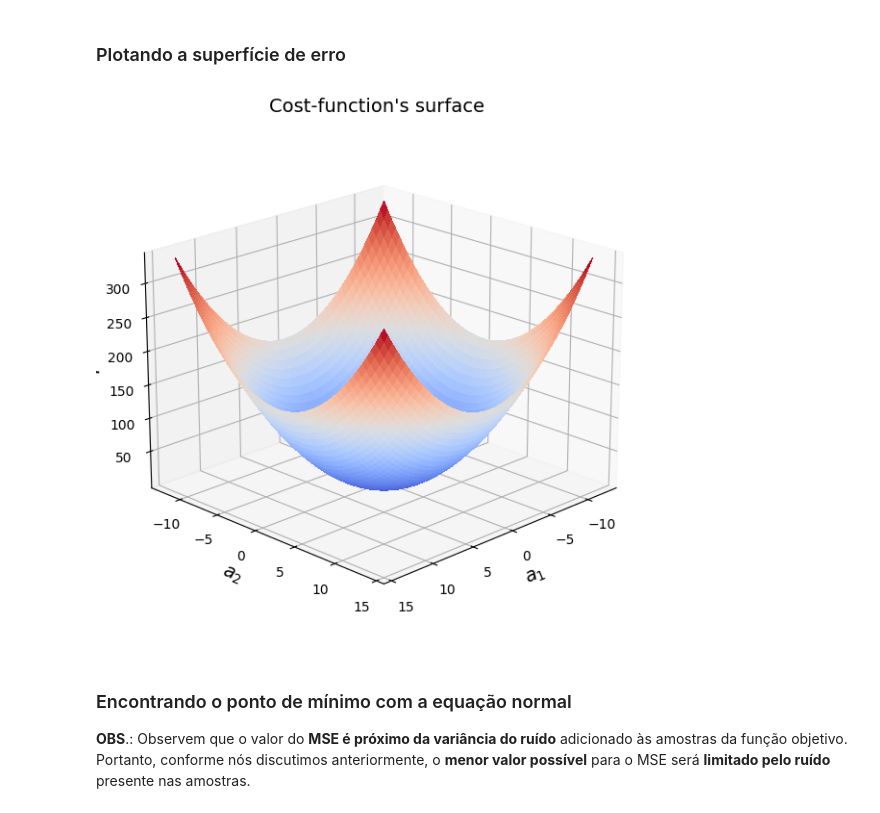
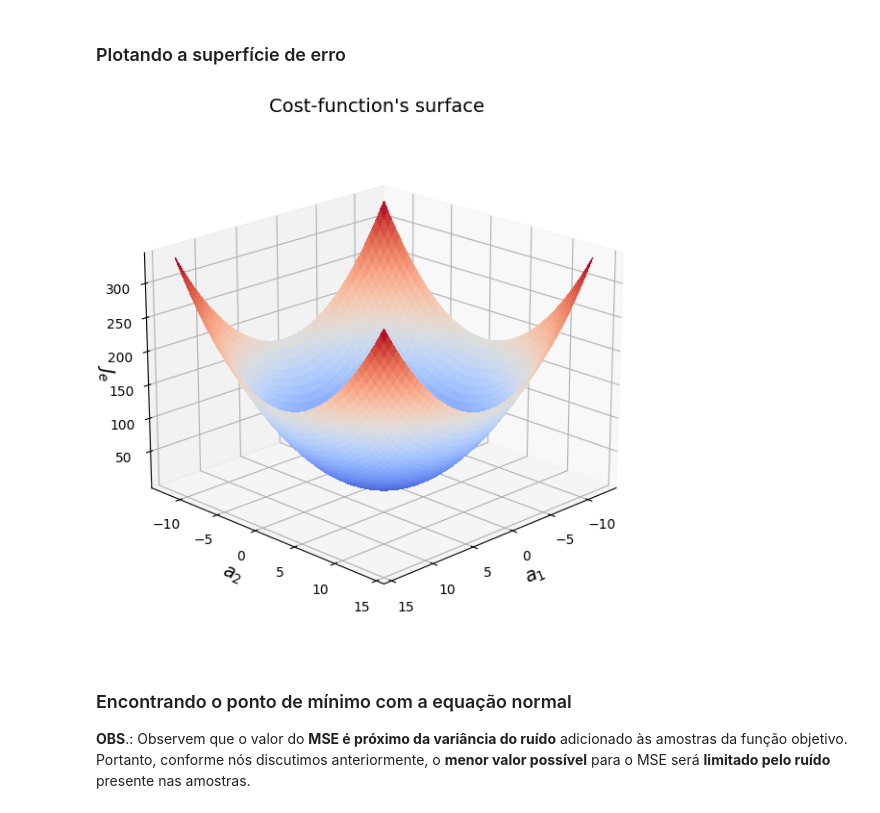
Before and after one commit to zz4fap/tp555-ml, a Jupyter notebook: exemplos/linear-regression/exemplo_gradiente_descendente_em_batelada.ipynb, the cells around one changed output. Saved outputs shown, nothing was run; the diff lists cells and outputs as text; code cells hidden in the pictures.

```diff
--- a/exemplos/linear-regression/exemplo_gradiente_descendente_em_batelada.ipynb
+++ b/exemplos/linear-regression/exemplo_gradiente_descendente_em_batelada.ipynb
@@ -208,21 +209,22 @@ X = np.c_[x1, x2]
 # %%
 # Calculate data point for plotting error surface.
 J, A1, A2 = calculateErrorSurface(X, y_noisy)
 
 # Plot cost-function surface.
 fig = plt.figure(figsize=(7,7))
 plt.subplot(projection='3d')
 ax = fig.gca()
 surf = ax.plot_surface(A1, A2, J, cmap=cm.coolwarm, linewidth=0, antialiased=False)
 ax.set_xlabel('$a_1$', fontsize=14)
 ax.set_ylabel('$a_2$', fontsize=14)
 ax.set_zlabel('$J_e$', fontsize=14);
 plt.title('Cost-function\'s surface', fontsize=14)
 ax.view_init(20, 45)
+ax.zaxis.labelpad=-3
 #Show the plot.
 plt.show()
 # %% [output]
-[figure, old version]
+[figure, new version]
 # %% [markdown]
 ### Encontrando o ponto de mínimo com a equação normal
 
```
Also changed, not shown: parts of 3 cells of this notebook.
